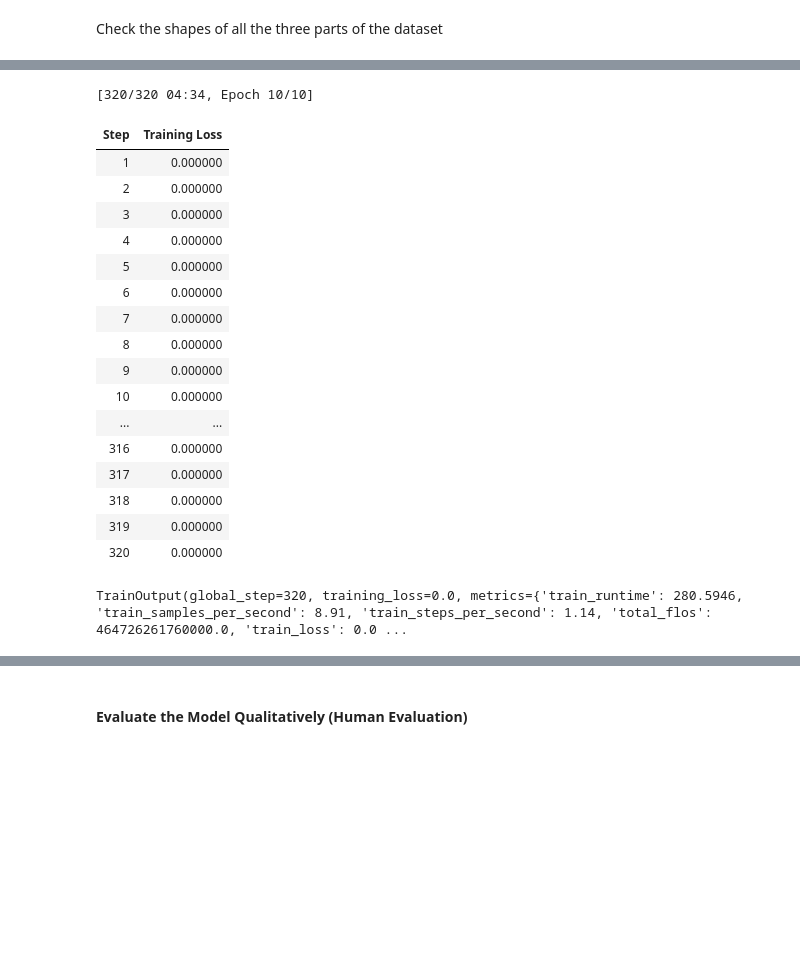
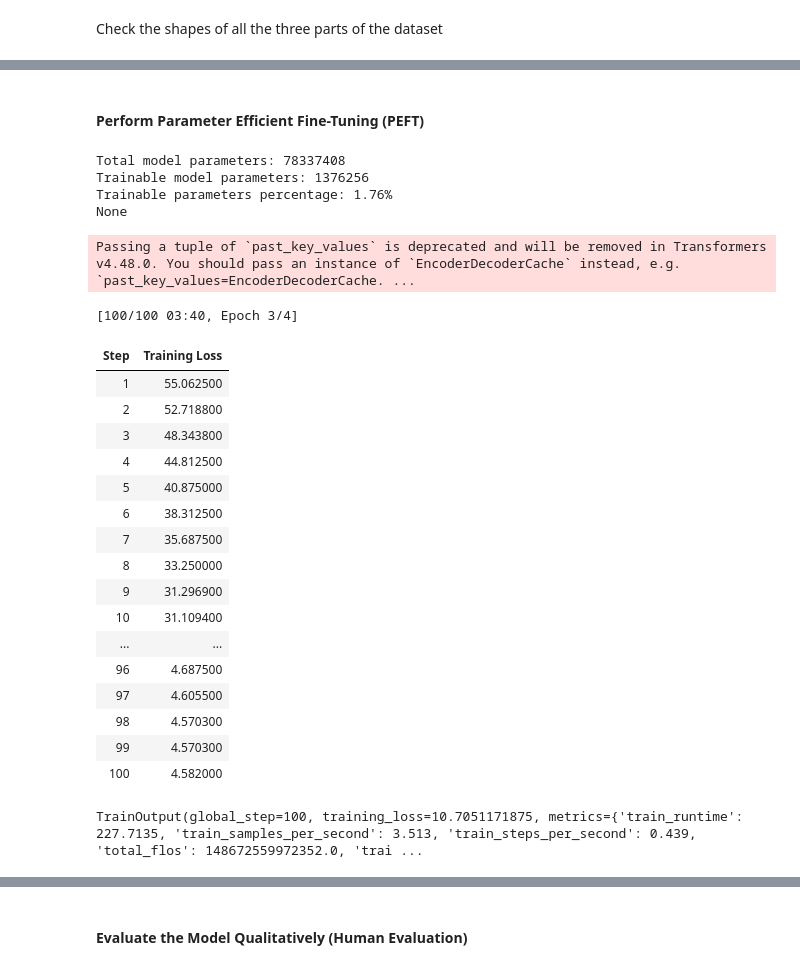
Before and after one commit to SatyakamShailesh/MachineLearningBasics, a Jupyter notebook: GenAIUsingLLMs/Module2/fine_tuning_llms_with_instruction.ipynb, the cells around one changed output, grey strips where cells are left out. Saved outputs shown, nothing was run; the diff lists cells and outputs as text; code cells hidden in the pictures; blank space fills up the shorter version.

Commit message:
PEFT using LoRA

```diff
--- a/GenAIUsingLLMs/Module2/fine_tuning_llms_with_instruction.ipynb
+++ b/GenAIUsingLLMs/Module2/fine_tuning_llms_with_instruction.ipynb
@@ -174,46 +174,70 @@ DatasetDict({
         num_rows: 30
     })
 })
+# %% [markdown]
+#### Perform Parameter Efficient Fine-Tuning (PEFT)
+# %%
+from peft import LoraConfig, get_peft_model, TaskType
+
+lora_config = LoraConfig(
+    r=32,
+    lora_alpha=32,
+    target_modules=["q", "v"],
+    lora_dropout=0.05,
+    bias="none",
+    task_type=TaskType.SEQ_2_SEQ_LM
+)
+
+peft_model = get_peft_model(original_model, lora_config)
+print(print_trainable_parameters(peft_model))
+# %% [output]
+Total model parameters: 78337408
+Trainable model parameters: 1376256
+Trainable parameters percentage: 1.76%
+None
 # %%
 fine_tuned_model_dir = "./fine_tuned_model"
 
 training_args = TrainingArguments(
     output_dir=fine_tuned_model_dir,
-    learning_rate=3e-4,
-    num_train_epochs=10,
+    auto_find_batch_size=True,
+    learning_rate=1e-3,
+    #num_train_epochs=10,
     weight_decay=0.01,
     logging_steps=1,
     # load_best_model_at_end=True,
-    # max_steps=1000,
+    max_steps=100,
 )
 
+# For full fine-tuning, we should use 'model = original_model' . For PEFT, we should use 'model = peft_model'
 trainer = Trainer(
-    model=original_model,
+    model=peft_model,
     args=training_args,
     train_dataset=tokenized_dataset['train'],
-    eval_dataset=tokenized_dataset['validation'],
+    #eval_dataset=tokenized_dataset['validation'],
 )
 
 trainer.train()
 # %% [output]
-[320/320 04:34, Epoch 10/10]
+Passing a tuple of `past_key_values` is deprecated and will be removed in Transformers v4.48.0. You should pass an instance of `EncoderDecoderCache` instead, e.g. `past_key_values=EncoderDecoderCache. ...
+[100/100 03:40, Epoch 3/4]
 | Step | Training Loss |
-| 1 | 0.000000 |
-| 2 | 0.000000 |
-| 3 | 0.000000 |
-| 4 | 0.000000 |
-| 5 | 0.000000 |
-| 6 | 0.000000 |
-| 7 | 0.000000 |
-| 8 | 0.000000 |
-| 9 | 0.000000 |
-| 10 | 0.000000 |
+| 1 | 55.062500 |
+| 2 | 52.718800 |
+| 3 | 48.343800 |
+| 4 | 44.812500 |
+| 5 | 40.875000 |
+| 6 | 38.312500 |
+| 7 | 35.687500 |
+| 8 | 33.250000 |
+| 9 | 31.296900 |
+| 10 | 31.109400 |
 | ... | ... |
-| 316 | 0.000000 |
-| 317 | 0.000000 |
-| 318 | 0.000000 |
-| 319 | 0.000000 |
-| 320 | 0.000000 |
+| 96 | 4.687500 |
+| 97 | 4.605500 |
+| 98 | 4.570300 |
+| 99 | 4.570300 |
+| 100 | 4.582000 |
-TrainOutput(global_step=320, training_loss=0.0, metrics={'train_runtime': 280.5946, 'train_samples_per_second': 8.91, 'train_steps_per_second': 1.14, 'total_flos': 464726261760000.0, 'train_loss': 0.0 ...
+TrainOutput(global_step=100, training_loss=10.7051171875, metrics={'train_runtime': 227.7135, 'train_samples_per_second': 3.513, 'train_steps_per_second': 0.439, 'total_flos': 148672559972352.0, 'trai ...
 # %%
 # Load the fine-tuned model
```
Also changed, not shown: parts of 6 cells of this notebook, 17 other files.
